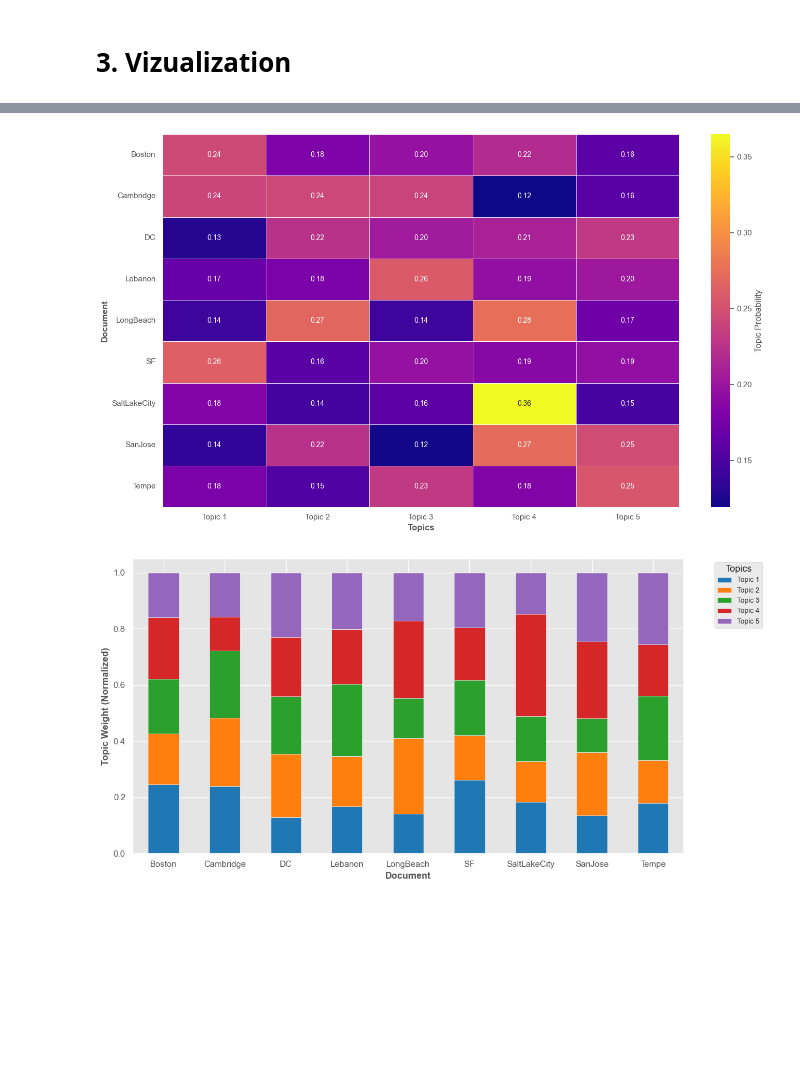
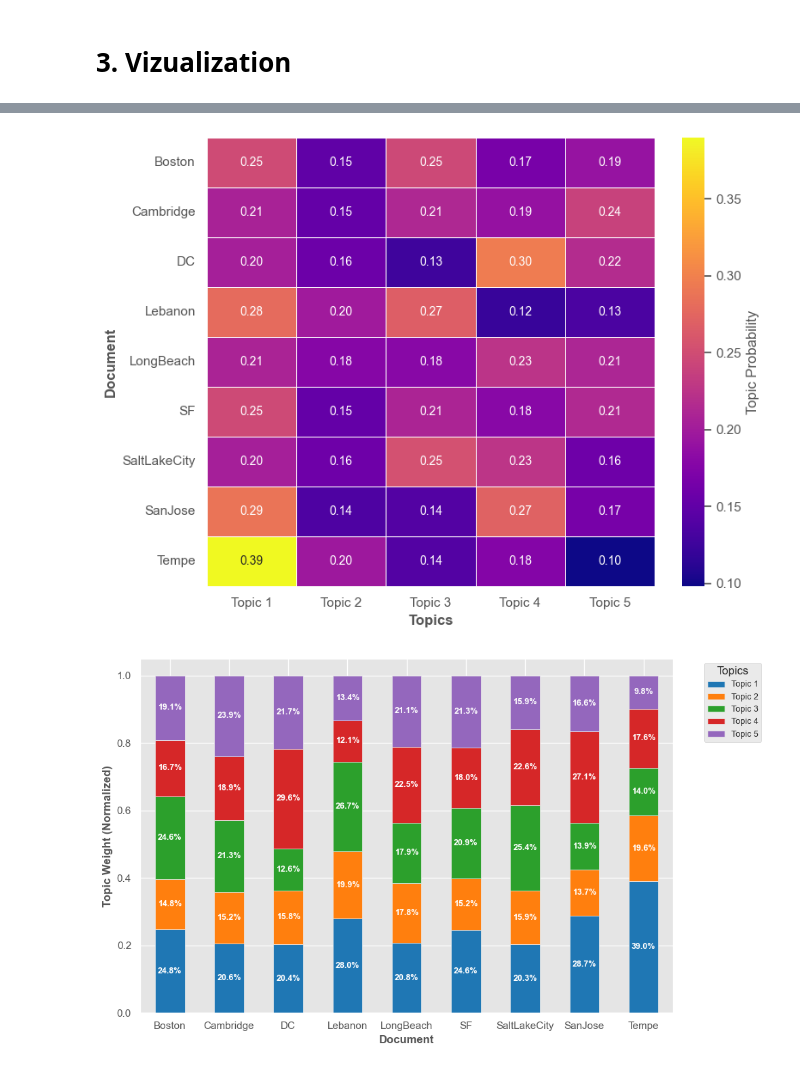
Before and after one commit to temapankin/UrbanAI-TopicModellng, a Jupyter notebook: notebooks/topic-modeling.ipynb, the cells around one changed output, grey strips where cells are left out. Saved outputs shown, nothing was run; the diff lists cells and outputs as text; code cells hidden in the pictures; blank space fills up the shorter version.

```diff
--- a/notebooks/topic-modeling.ipynb
+++ b/notebooks/topic-modeling.ipynb
@@ -12,3 +12,20 @@ df.head()
 | 2 | SaltLakeCity.pdf | 1 | ARTICLE E. USE OF GENERATIVE ARTI... | artificial intelligence system an... |
 | 3 | SaltLakeCity.pdf | 1 | ARTICLE E. USE OF GENERATIVE ARTI... | compliant artificial intelligence... |
 | 4 | SaltLakeCity.pdf | 1 | ARTICLE E. USE OF GENERATIVE ARTI... | generative artificial intelligenc... |
+# %%
+import spacy
+try:
+    nlp = spacy.load("en_core_web_sm")
+except OSError:
+    from spacy.cli import download
+    download("en_core_web_sm")
+    nlp = spacy.load("en_core_web_sm")
+
+def to_lemmas(text):
+    if nlp is None:
+        return text
+    doc = nlp(text)
+    return ' '.join([t.lemma_ for t in doc if t.is_alpha and len(t) >= 3])
+
+df['cleaned_lemmas'] = df['cleaned_text'].astype(str).apply(to_lemmas)
+df.head()
@@ -123,7 +144,6 @@ candidates
 # --- Build stopwords ---
 from sklearn.feature_extraction.text import ENGLISH_STOP_WORDS
 
-# Your list (paste as-is; dedup happens automatically via set)
 INCLUDE = {
     'the','and','for','city','use','that','information','with','you',
     'generative','gen','systems','are','tools','this','can','not',
@@ -147,7 +167,7 @@ INCLUDE = {
     'write','lebanon','software','limited',
     'processes','impact','usage','has',
     'does','laws','could','required','version','itd','google','within','platforms',
-    'might','follow','being',"salt", "lake", "salt lake", "summary"
+    'might','follow','being',"salt", "lake", "salt lake", "summary", 'guideline', 'ask'
 }
 
 STOPWORDS = set(ENGLISH_STOP_WORDS) | INCLUDE  # final stopword set
@@ -163,7 +183,7 @@ vectorizer = CountVectorizer(
     token_pattern=r'(?u)\b[a-z][a-z\-]{2,}\b'  # >=3 chars, allows hyphenated tokens
 )
 
-X = vectorizer.fit_transform(df['cleaned_text'])  # df should contain your cleaned text
+X = vectorizer.fit_transform(df['cleaned_lemmas'])
 terms = vectorizer.get_feature_names_out()
 
 print("Vocab size:", len(terms))
@@ -201,4 +221,0 @@ Topic 07: data, privacy, employees, transparency, scope
-# %%
-import matplotlib.pyplot as plt
-
-plt.style.use('ggplot')
@@ -440,33 +441,33 @@ Shape: (9, 5) (documents × topics)
 # %%
 # Shows topic composition for each document
 plt.style.use('ggplot')
 
-fig, ax = plt.subplots(figsize=(14, 8))
+fig, ax = plt.subplots(figsize=(8, 6))
 
 # Normalize for heatmap (0-1 scale)
 sns.heatmap(
     doc_topic_agg,
     cmap='plasma',
     annot=True,
     fmt='.2f',
     cbar_kws={'label': 'Topic Probability'},
     linewidths=0.5,
     ax=ax
 )
 #ax.set_title('Topic Distribution Across Documents', fontsize=14, fontweight='bold')
 ax.set_xlabel('Topics', fontsize=12, fontweight='bold')
 ax.set_ylabel('Document', fontsize=12, fontweight='bold')
 plt.tight_layout()
 plt.savefig('../visualizations/doc_topic_heatmap.png', dpi=300, bbox_inches='tight')
 plt.show()
 # %% [output]
-[figure, old version]
+[figure, new version]
 # %%
 # Shows relative topic composition per document (normalized)
 
 from matplotlib.colors import ListedColormap
 
-fig, ax = plt.subplots(figsize=(12, 6))
+fig, ax = plt.subplots(figsize=(10, 6))
 
 # Normalize rows to sum to 1 for stacked bar chart
 doc_topic_normalized = doc_topic_agg.div(doc_topic_agg.sum(axis=1), axis=0)
@@ -482,6 +483,16 @@ doc_topic_normalized.plot(
     colormap=ListedColormap(palette),
 )
 
+# Add percentages inside bars
+for i, doc in enumerate(doc_topic_normalized.index):
+    cumsum = 0
+    for j, topic in enumerate(doc_topic_normalized.columns):
+        value = doc_topic_normalized.iloc[i, j]
+        if value > 0.05:  # Only show percentage if bar segment is large enoughS
+            ax.text(i, cumsum + value/2, f'{value*100:.1f}%',
+                   ha='center', va='center', fontsize=9, fontweight='bold', color='white')
+        cumsum += value
+
 ax.set_xlabel('Document', fontsize=12, fontweight='bold')
 ax.set_ylabel('Topic Weight (Normalized)', fontsize=12, fontweight='bold')
 
@@ -491,4 +502,4 @@ plt.tight_layout()
 plt.savefig('../visualizations/doc_topic_stacked.png', dpi=300, bbox_inches='tight')
 plt.show()
 # %% [output]
-[figure, old version]
+[figure, new version]
```
Also changed, not shown: parts of 27 cells of this notebook, 9 other files.
